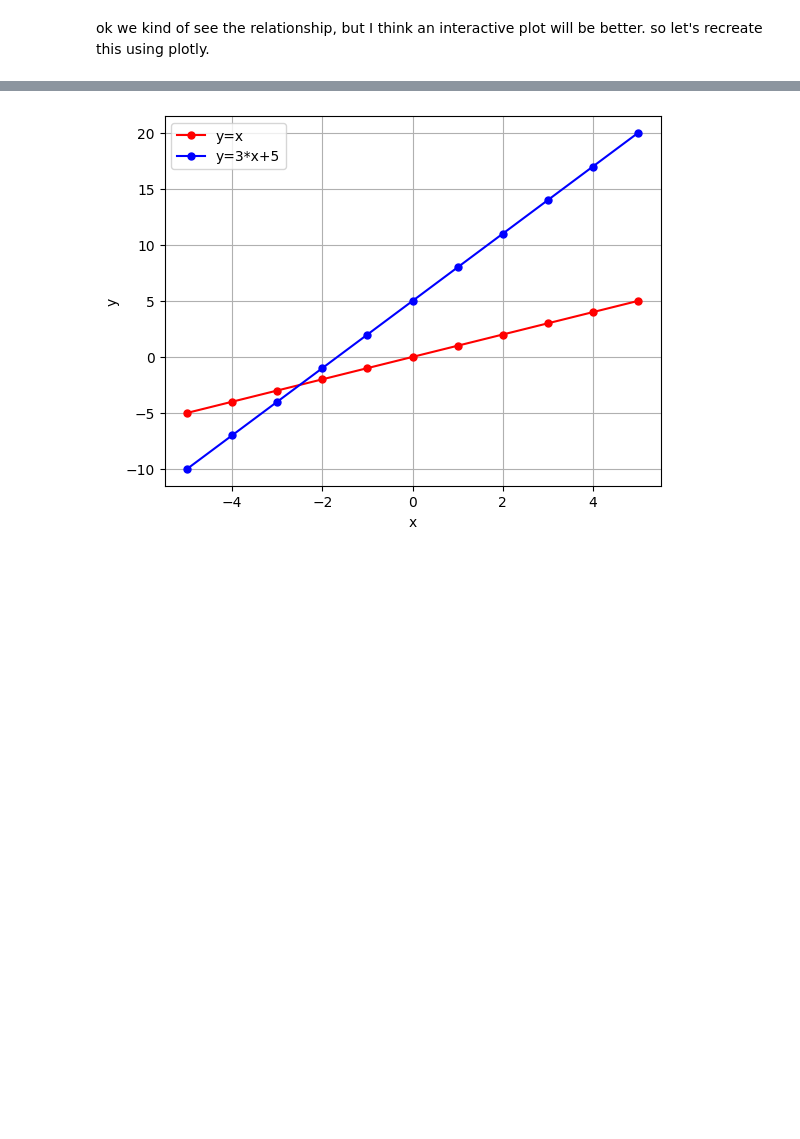
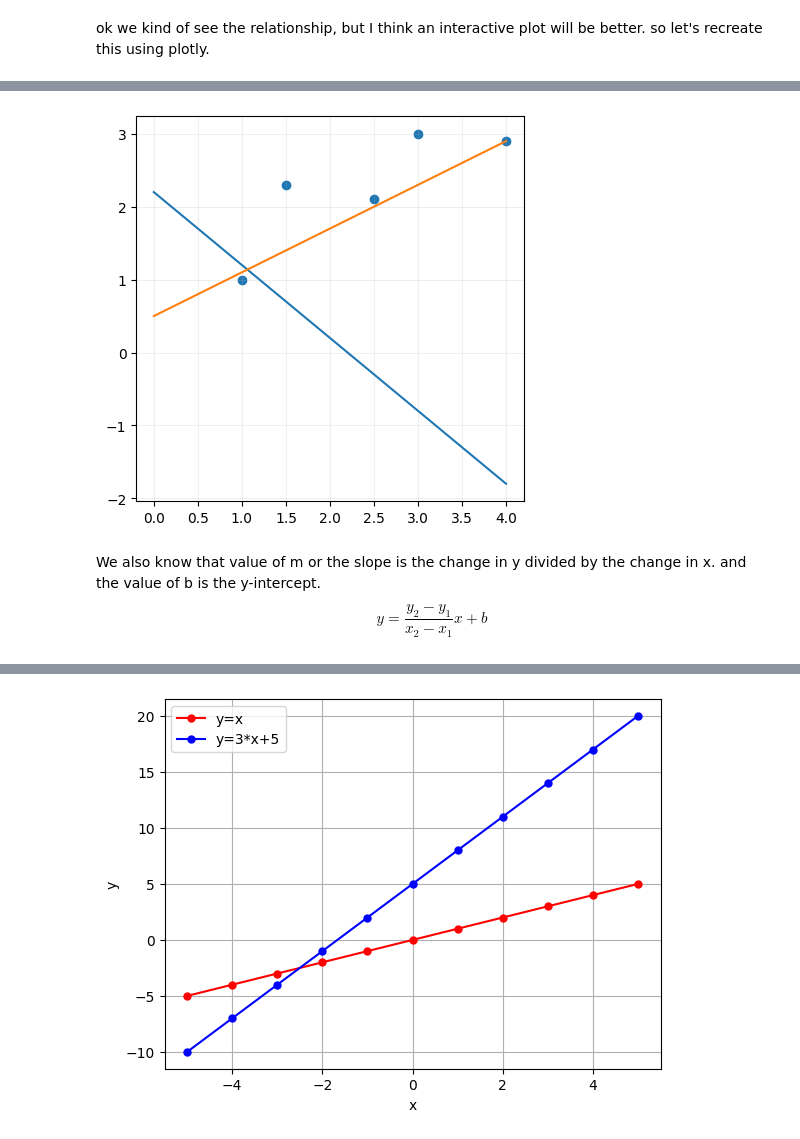
Before and after one commit to IT4063C/IT4063C.github.io, a Jupyter notebook: content/course-notes/9.ml-regression/transcript.ipynb, the cells around one changed output, grey strips where cells are left out. Drawn from its saved outputs; the diff is of its cells as text; code cells hidden in the pictures; blank space fills up the shorter version.

```diff
--- a/content/course-notes/9.ml-regression/transcript.ipynb
+++ b/content/course-notes/9.ml-regression/transcript.ipynb
@@ -266,3 +328,33 @@ where:
+# %%
+# a pandas dataframe with 2 columns: x and y
+import pandas as pd
+import numpy as np
+import matplotlib.pyplot as plt
+
+x = [1, 1.5, 2.5, 3, 4]
+y = [1, 2.3, 2.1, 3, 2.9]
+
+df = pd.DataFrame({'x': x, 'y': y})
+# plot the data
+
+# Scatter plot of the dots
+f, ax = plt.subplots(figsize=(5,5))
+ax.scatter(df['x'], df['y'])
+
+# Plot an arbitrary line
+x = np.linspace(0, 4, 11)
+y_bad = 2.2+ -x
+y_good = 0.6*x + 0.5
+ax.plot(x,y_bad, label=f'y=2.25 - bad')
+ax.plot(x,y_good, label=f'y=2.25 - good')
+
+ax.grid(alpha=0.2)
+plt.show()
+# %% [output]
+[figure, added]
+# %% [markdown]
+We also know that value of m or the slope is the change in y divided by the change in x. and the value of b is the y-intercept.
+$$y = \frac{y_{2} - y_{1}}{x_{2} - x_{1}}x + b$$
 # %% [markdown]
 ## Simple Linear Regression - Drawing lines and performance measure
 In this video, we'll talk about simple linear regression, which is a special case of multiple linear regression, where we're using a single feature to predict a single value.
```
Also changed, not shown: parts of 21 cells of this notebook, 11 other files.
